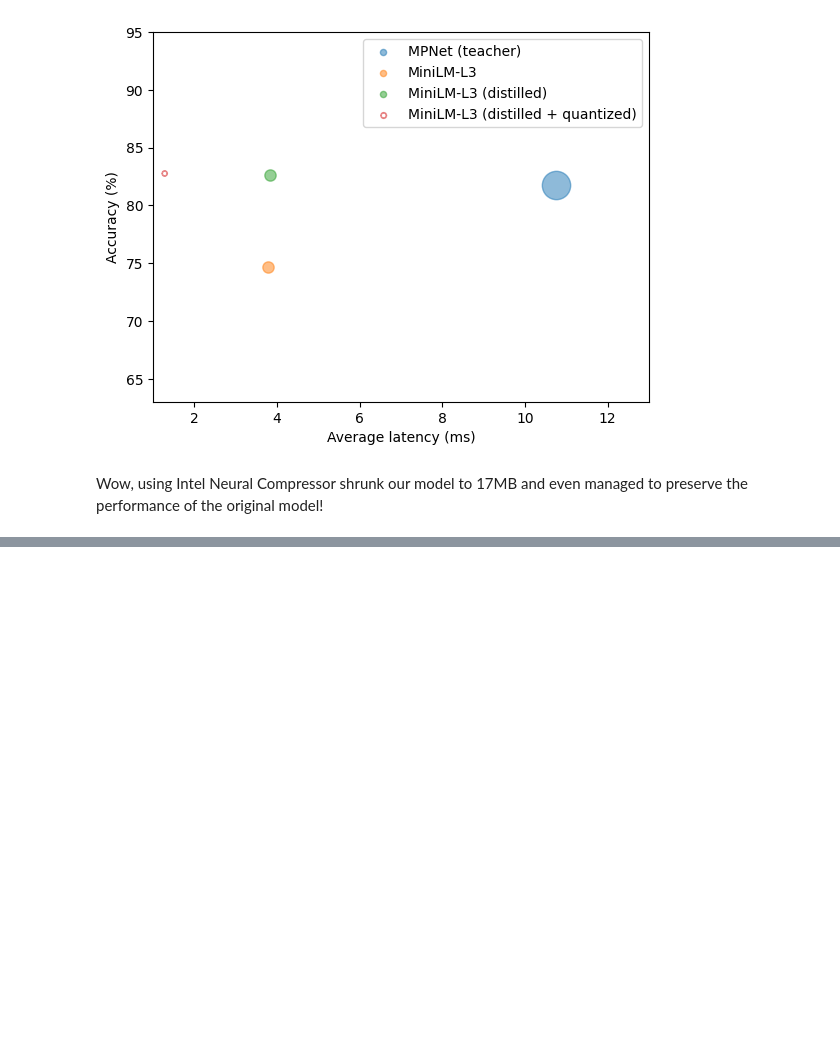
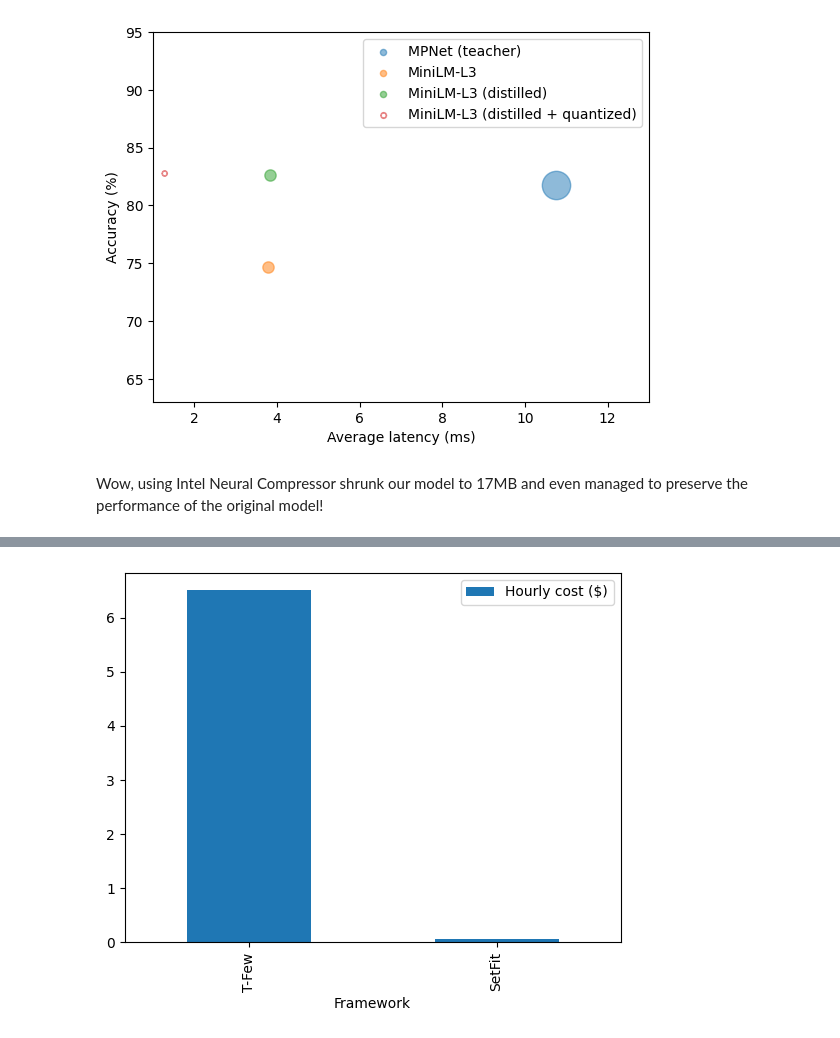
Before and after one commit to huggingface/workshops, a Jupyter notebook: fewshot-learning-in-production/setfit-optimisation.ipynb, the cells around one changed output, grey strips where cells are left out. Saved outputs shown, nothing was run; the diff lists cells and outputs as text; code cells hidden in the pictures; blank space fills up the shorter version.

Commit message:
Add price comparison plot

```diff
--- a/fewshot-learning-in-production/setfit-optimisation.ipynb
+++ b/fewshot-learning-in-production/setfit-optimisation.ipynb
@@ -479,0 +486,7 @@ Wow, using Intel Neural Compressor shrunk our model to 17MB and even managed to
+# %%
+import pandas as pd
+
+cost_df = pd.DataFrame({"Framework": ["T-Few", "SetFit"], "Hourly cost ($)": [6.50, 0.06]})
+cost_df.plot.bar(x="Framework", y="Hourly cost ($)");
+# %% [output]
+[figure, added]
```
Also changed, not shown: parts of 1 cell of this notebook.
